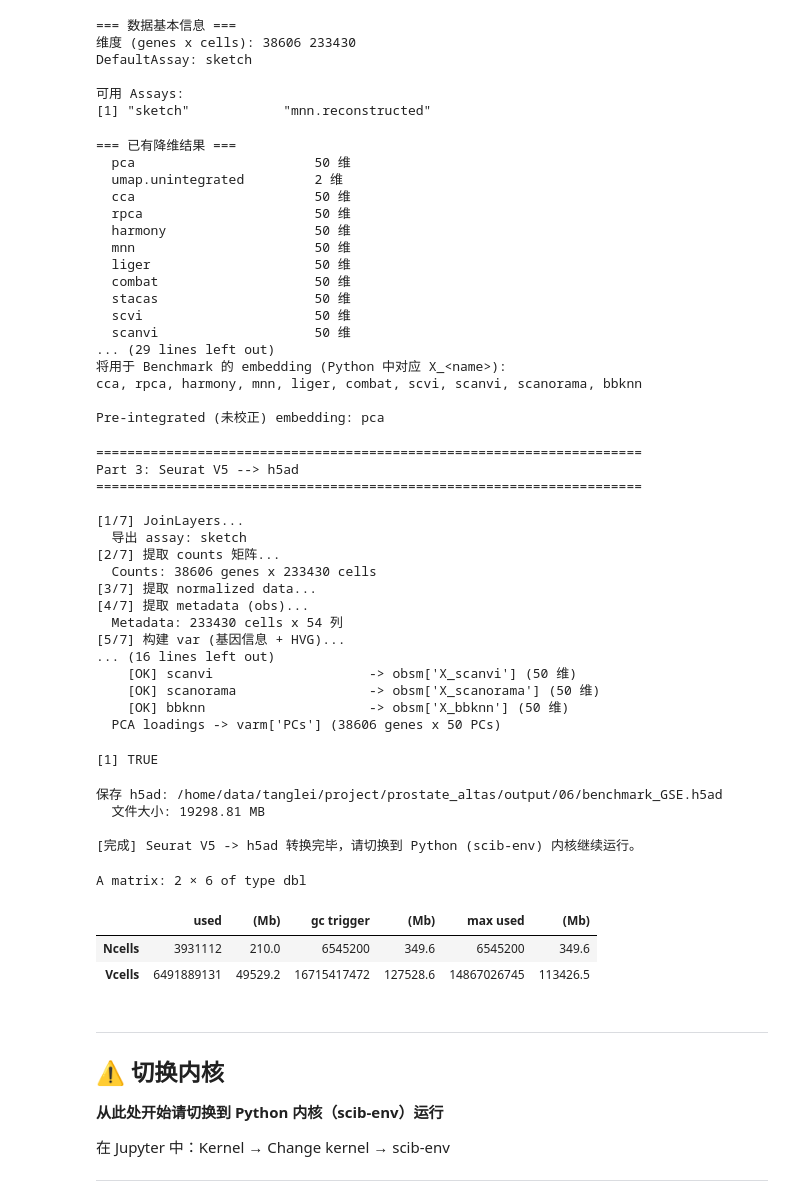
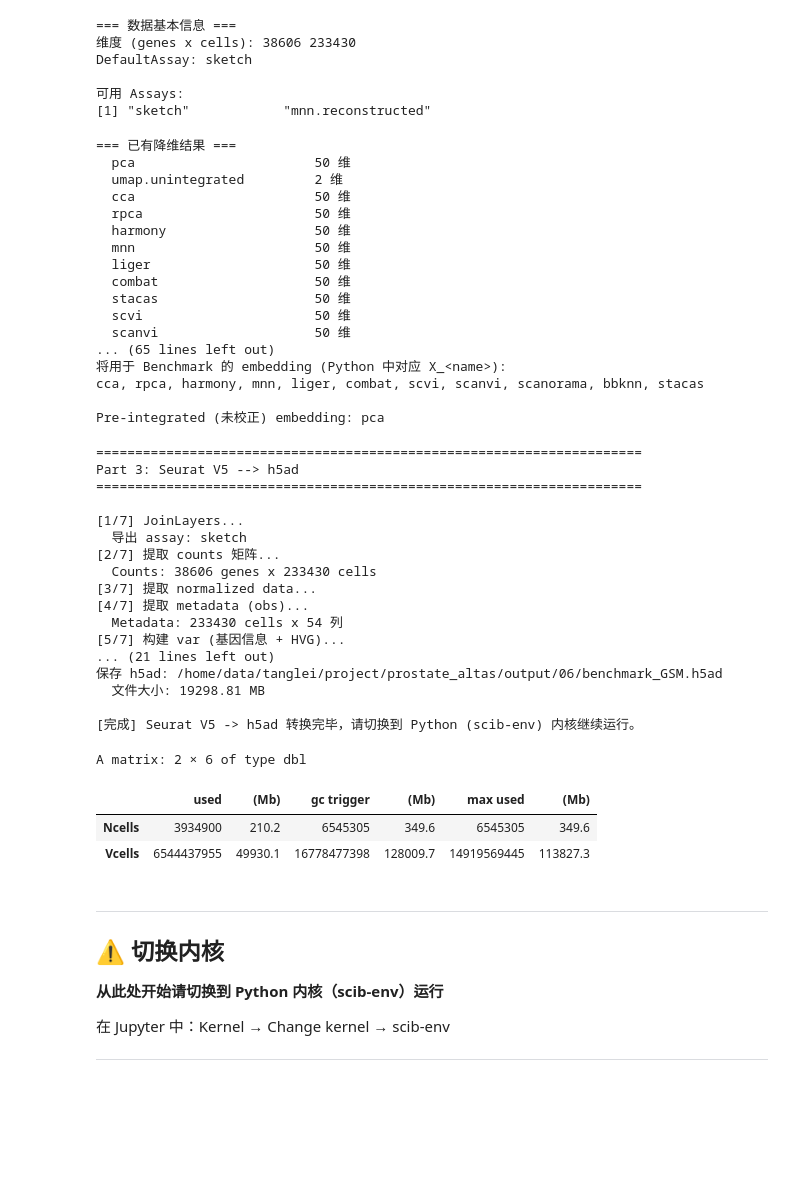
Before and after one commit to FY10086/Prostate-Altas, a Jupyter notebook: 07-Sketch_Bench_mark.ipynb, the cells around one changed output. Cells and saved outputs as stored; diff of their text form; code cells hidden in the pictures; blank space fills up the shorter version.

```diff
--- a/07-Sketch_Bench_mark.ipynb
+++ b/07-Sketch_Bench_mark.ipynb
@@ -62,14 +62,14 @@ cat("\n=== Metadata 信息 ===\n")
 cat("细胞数:", ncol(seu), "\n")
 cat("Metadata 列:", paste(colnames(seu@meta.data), collapse=", "), "\n")
 
-cat("\n=== 批次分布 (GSE.ID) ===\n")
-print(table(seu$GSE.ID))
+cat("\n=== 批次分布 (sample.ID) ===\n")
+print(table(seu$sample.ID))
 
 cat("\n=== 细胞类型分布 ===\n")
 print(table(seu$celltype))
 
 ## ---- 关键参数 ---- ##
-batch_var    <- "GSE.ID"    # 批次变量
+batch_var    <- "sample.ID"    # 批次变量
 celltype_var <- "celltype"  # 细胞类型变量
 output_dir   <- "/home/data/tanglei/project/prostate_altas/output/06"
 
@@ -95,9 +95,9 @@ cat("\nPre-integrated (未校正) embedding: pca\n")
   stacas                    50 维
   scvi                      50 维
   scanvi                    50 维
-... (29 lines left out)
+... (65 lines left out)
 将用于 Benchmark 的 embedding (Python 中对应 X_<name>):
-cca, rpca, harmony, mnn, liger, combat, scvi, scanvi, scanorama, bbknn
+cca, rpca, harmony, mnn, liger, combat, scvi, scanvi, scanorama, bbknn, stacas
 
 Pre-integrated (未校正) embedding: pca
 # %%
@@ -234,47 +234,42 @@ adata$uns["assay_source"] <- assay_to_export
 adata$uns["reductions"]   <- paste(all_reductions, collapse = ",")
 
 ## ---- 保存 h5ad ---- ##
-h5ad_path <- file.path(output_dir, "benchmark_GSE.h5ad")
+h5ad_path <- file.path(output_dir, "benchmark_GSM.h5ad")
 if (file.exists(h5ad_path)) file.remove(h5ad_path)
 
 cat(sprintf("\n保存 h5ad: %s\n", h5ad_path))
 adata$write_h5ad(h5ad_path)
 cat(sprintf("  文件大小: %.2f MB\n", file.size(h5ad_path) / 1024^2))
 cat("\n[完成] Seurat V5 -> h5ad 转换完毕，请切换到 Python (scib-env) 内核继续运行。\n")
 
 ## 清理内存
 rm(seu_export, counts, counts_t, data_norm, obs, var, hvg_genes)
 if (exists("data_norm_t")) rm(data_norm_t)
 if (exists("pca_loadings")) rm(pca_loadings)
 if (exists("load_aligned")) rm(load_aligned)
 gc()
 # %% [output]
 ======================================================================
 Part 3: Seurat V5 --> h5ad
 ======================================================================
 
 [1/7] JoinLayers...
   导出 assay: sketch
 [2/7] 提取 counts 矩阵...
   Counts: 38606 genes x 233430 cells
 [3/7] 提取 normalized data...
 [4/7] 提取 metadata (obs)...
   Metadata: 233430 cells x 54 列
 [5/7] 构建 var (基因信息 + HVG)...
-... (16 lines left out)
-    [OK] scanvi                    -> obsm['X_scanvi'] (50 维)
-    [OK] scanorama                 -> obsm['X_scanorama'] (50 维)
-    [OK] bbknn                     -> obsm['X_bbknn'] (50 维)
-  PCA loadings -> varm['PCs'] (38606 genes x 50 PCs)
+... (21 lines left out)
+保存 h5ad: /home/data/tanglei/project/prostate_altas/output/06/benchmark_GSM.h5ad
+  文件大小: 19298.81 MB
+
+[完成] Seurat V5 -> h5ad 转换完毕，请切换到 Python (scib-env) 内核继续运行。
-[1] TRUE
+A matrix: 2 × 6 of type dbl
-保存 h5ad: /home/data/tanglei/project/prostate_altas/output/06/benchmark_GSE.h5ad
-  文件大小: 19298.81 MB
-
-[完成] Seurat V5 -> h5ad 转换完毕，请切换到 Python (scib-env) 内核继续运行。
-A matrix: 2 × 6 of type dbl
 |  | used | (Mb) | gc trigger | (Mb) | max used | (Mb) |
-| Ncells | 3931112 | 210.0 | 6545200 | 349.6 | 6545200 | 349.6 |
-| Vcells | 6491889131 | 49529.2 | 16715417472 | 127528.6 | 14867026745 | 113426.5 |
+| Ncells | 3934900 | 210.2 | 6545305 | 349.6 | 6545305 | 349.6 |
+| Vcells | 6544437955 | 49930.1 | 16778477398 | 128009.7 | 14919569445 | 113827.3 |
 # %% [markdown]
 ---
 ## ⚠️ 切换内核
```
Also changed, not shown: parts of 11 cells of this notebook, 4 other files.
